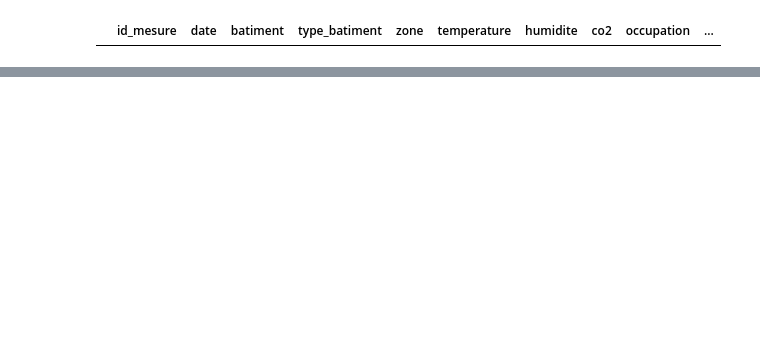
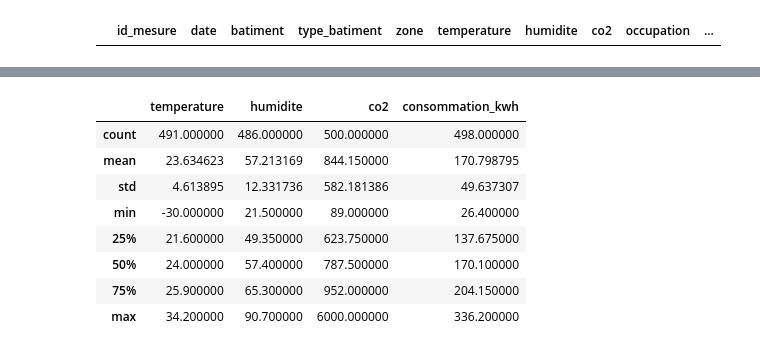
Before and after one commit to Atou-D10/atelier_prepa_donnees_tab, a Jupyter notebook: notebooks/atelier_prepa_donnees_tab.ipynb, the cells around one changed output, grey strips where cells are left out. Drawn from its saved outputs; the diff is of its cells as text; code cells hidden in the pictures; blank space fills up the shorter version.

Commit message:
Partie 1 - Q12f: transformation des valeurs erronées en valeurs manquantes

```diff
--- a/notebooks/atelier_prepa_donnees_tab.ipynb
+++ b/notebooks/atelier_prepa_donnees_tab.ipynb
@@ -167,3 +167,22 @@ df[df['consommation_kwh'] < 0]
 | 154 | 1046 | 2025-01-12 06:00:00 | B2 | École | B | 21.0 | 59.4 | 894.0 | 33.0 | ... |
 | 199 | 1146 | 2025-02-06 06:00:00 | B7 | Bureu | C | 32.2 | 53.8 | 621.0 | 103.0 | ... |
 | 441 | 1346 | 2025-03-28 06:00:00 | B5 | Centre commercial | D | 29.0 | 44.1 | 834.0 | 6.0 | ... |
+# %%
+# Question 12.f : Transformer les valeurs manifestement erronées en valeurs manquantes
+df.loc[df['humidite'] < 0, 'humidite'] = np.nan
+df.loc[df['humidite'] > 100, 'humidite'] = np.nan
+df.loc[df['temperature'] > 50, 'temperature'] = np.nan
+df.loc[df['consommation_kwh'] < 0, 'consommation_kwh'] = np.nan
+
+# Vérification
+df[['temperature', 'humidite', 'co2', 'consommation_kwh']].describe()
+# %% [output]
+|  | temperature | humidite | co2 | consommation_kwh |
+| count | 491.000000 | 486.000000 | 500.000000 | 498.000000 |
+| mean | 23.634623 | 57.213169 | 844.150000 | 170.798795 |
+| std | 4.613895 | 12.331736 | 582.181386 | 49.637307 |
+| min | -30.000000 | 21.500000 | 89.000000 | 26.400000 |
+| 25% | 21.600000 | 49.350000 | 623.750000 | 137.675000 |
+| 50% | 24.000000 | 57.400000 | 787.500000 | 170.100000 |
+| 75% | 25.900000 | 65.300000 | 952.000000 | 204.150000 |
+| max | 34.200000 | 90.700000 | 6000.000000 | 336.200000 |
```
